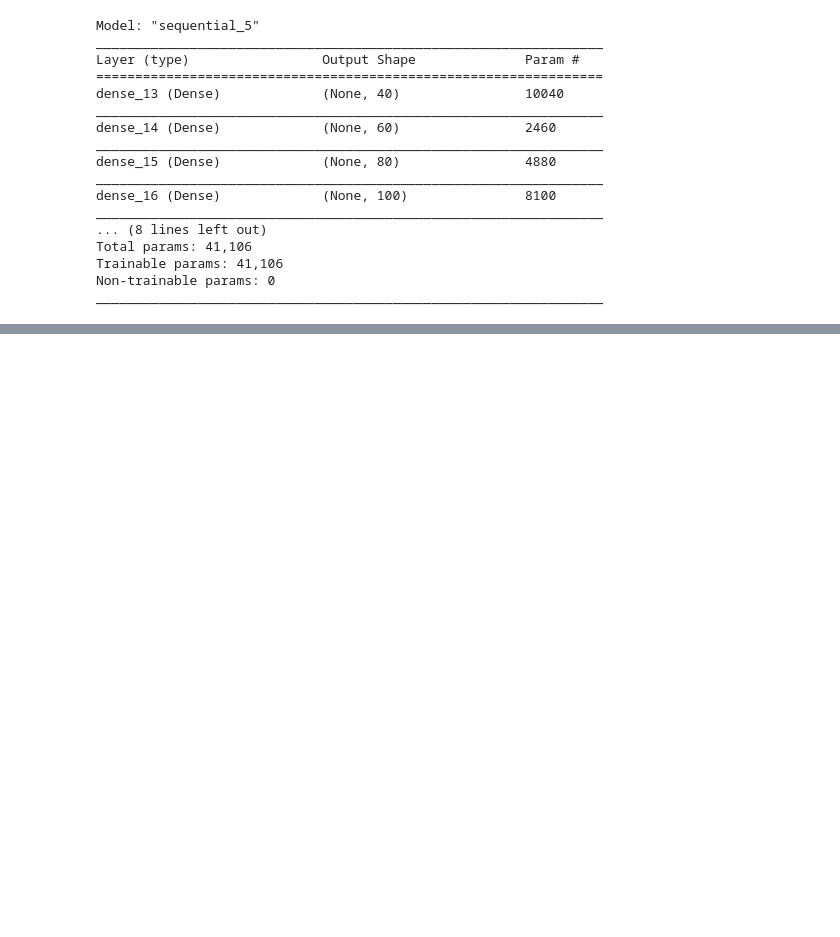
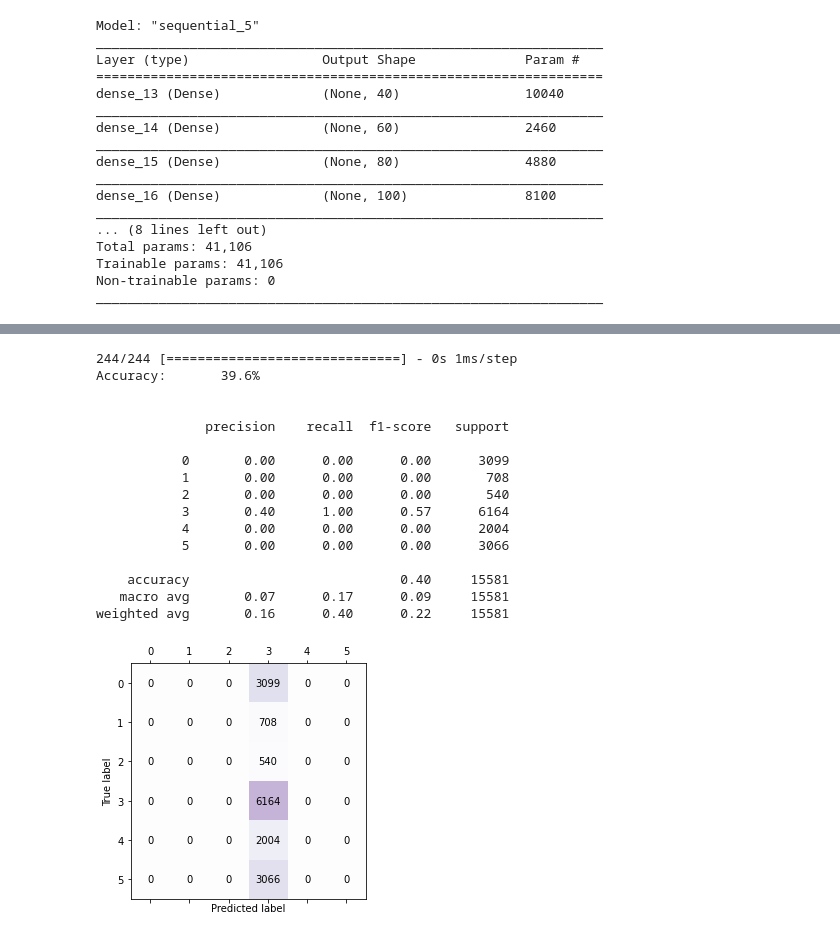
Before and after one commit to ppkgtmm/emotion, a Jupyter notebook: sample_emo.ipynb, the cells around one changed output, grey strips where cells are left out. Cells and saved outputs as stored; diff of their text form; code cells hidden in the pictures; blank space fills up the shorter version.

```diff
--- a/sample_emo.ipynb
+++ b/sample_emo.ipynb
@@ -178,0 +216,20 @@ _________________________________________________________________
+# %%
+model_evaluate(mlp_model, sequence_test, test_target, 64)
+# %% [output]
+244/244 [==============================] - 0s 1ms/step
+Accuracy:       39.6%
+
+
+              precision    recall  f1-score   support
+
+           0       0.00      0.00      0.00      3099
+           1       0.00      0.00      0.00       708
+           2       0.00      0.00      0.00       540
+           3       0.40      1.00      0.57      6164
+           4       0.00      0.00      0.00      2004
+           5       0.00      0.00      0.00      3066
+
+    accuracy                           0.40     15581
+   macro avg       0.07      0.17      0.09     15581
+weighted avg       0.16      0.40      0.22     15581
+[figure, added]
```
Also changed, not shown: parts of 8 cells of this notebook.
